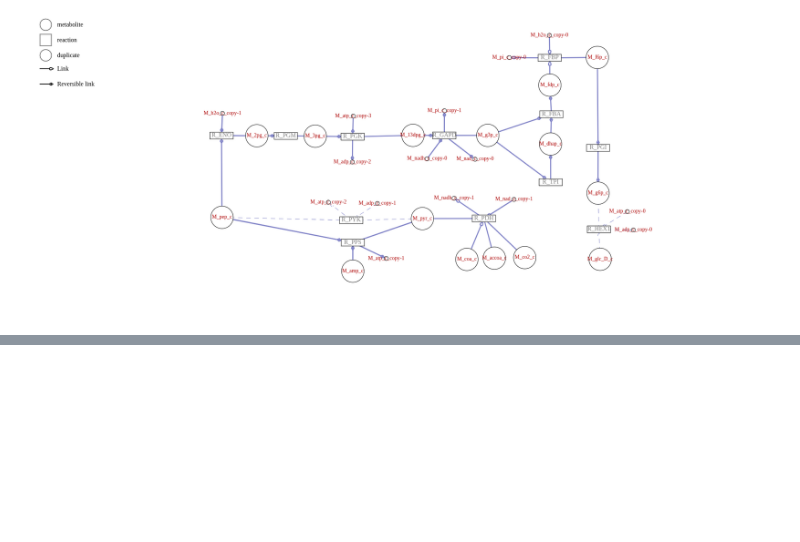
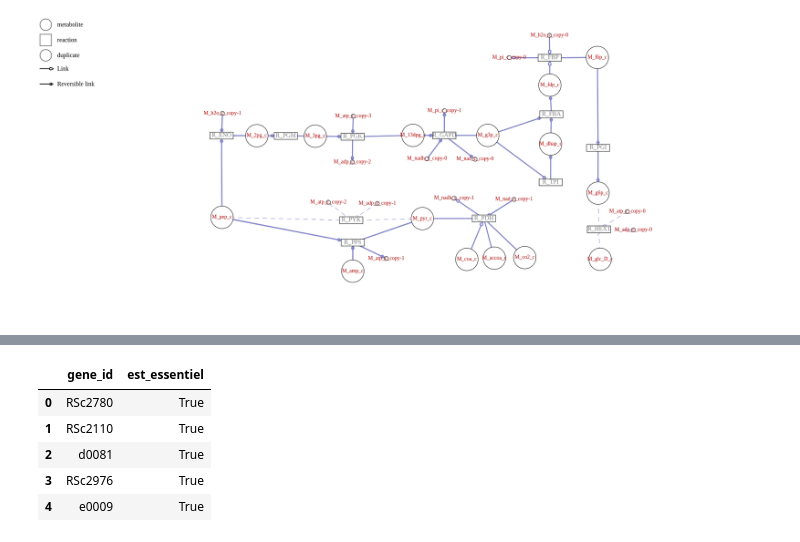
Before and after one commit to HHyacinthe/ralstonia_metexplore_Hyacinthe, a Jupyter notebook: Ralstonia_Cobra_project.ipynb, the cells around one changed output, grey strips where cells are left out. Saved outputs shown, nothing was run; the diff lists cells and outputs as text; code cells hidden in the pictures; blank space fills up the shorter version.

```diff
--- a/Ralstonia_Cobra_project.ipynb
+++ b/Ralstonia_Cobra_project.ipynb
@@ -397,0 +451,11 @@ Image(filename="graph_mapping_fluxQ9_GLYCOLYSE_ok.png")
+# %%
+# J'extrais la liste d'ids de gènes essentiells
+liste_genes_essentiels = []
+
+for ensemble_genes in jeu_donnees_genes_essentiels["ids"]:
+    # ensemble_genes est un frozenset du type {'RSc2780'}
+    for gene in ensemble_genes:
+        liste_genes_essentiels.append(gene)
+
+print("Nombre de gènes essentiels (IDs uniques) :", len(liste_genes_essentiels))
+liste_genes_essentiels[:11]
@@ -397,0 +475,12 @@ Image(filename="graph_mapping_fluxQ9_GLYCOLYSE_ok.png")
+# %%
+table_genes_essentiels = pd.DataFrame({ "gene_id": liste_genes_essentiels,
+    "est_essentiel": [True] * len(liste_genes_essentiels)
+})
+table_genes_essentiels.head()
+# %% [output]
+|  | gene_id | est_essentiel |
+| 0 | RSc2780 | True |
+| 1 | RSc2110 | True |
+| 2 | d0081 | True |
+| 3 | RSc2976 | True |
+| 4 | e0009 | True |
```
Also changed, not shown: parts of 12 cells of this notebook.
